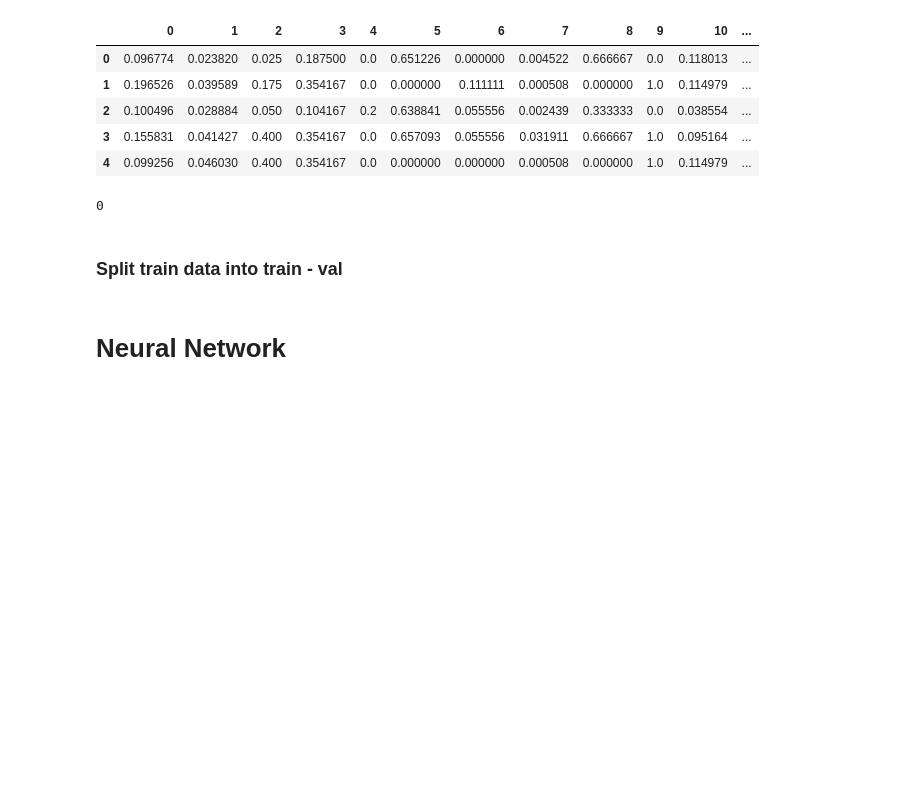
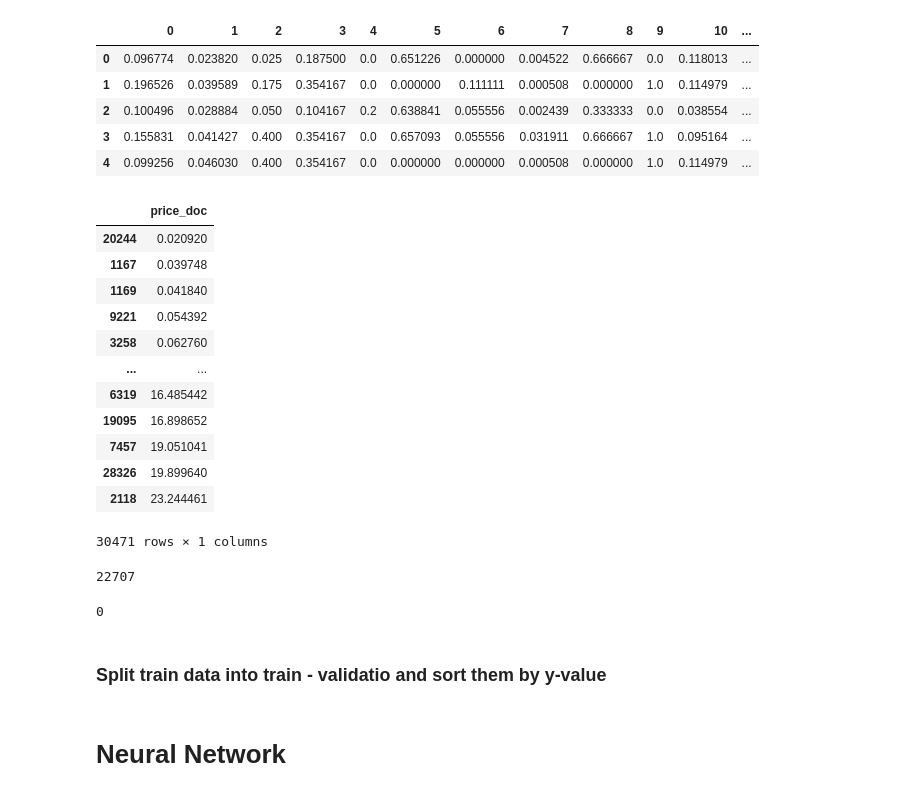
Before and after one commit to Majid-Sohrabi/MLDM_Competition_Sberbank, a Jupyter notebook: Sberbank_Russian_Housing_Market.ipynb, the cells around one changed output. Saved outputs shown, nothing was run; the diff lists cells and outputs as text; code cells hidden in the pictures; blank space fills up the shorter version.

```diff
--- a/Sberbank_Russian_Housing_Market.ipynb
+++ b/Sberbank_Russian_Housing_Market.ipynb
@@ -442,4 +488,11 @@ x_test = pd.DataFrame(x_scaled)
 
 # for train target (y_train / std)
 std = y_train.std()
+std = std['price_doc']
 y_train = y_train/std
+#y_max = np.max(y_train)
+#y_min = np.min(y_train)
+#y_train = (y_train - y_min[0]) / (y_max[0] - y_min[0])
+
+# Revert the values for y_train from normalization
+#y_train = (y_train * (y_max - y_min)) + y_min
@@ -483,6 +514,31 @@ x_test.head()
 | 2 | 0.100496 | 0.028884 | 0.050 | 0.104167 | 0.2 | 0.638841 | 0.055556 | 0.002439 | 0.333333 | 0.0 | 0.038554 | ... |
 | 3 | 0.155831 | 0.041427 | 0.400 | 0.354167 | 0.0 | 0.657093 | 0.055556 | 0.031911 | 0.666667 | 1.0 | 0.095164 | ... |
 | 4 | 0.099256 | 0.046030 | 0.400 | 0.354167 | 0.0 | 0.000000 | 0.000000 | 0.000508 | 0.000000 | 1.0 | 0.114979 | ... |
+# %%
+y_train
+# %% [output]
+|  | price_doc |
+| 20244 | 0.020920 |
+| 1167 | 0.039748 |
+| 1169 | 0.041840 |
+| 9221 | 0.054392 |
+| 3258 | 0.062760 |
+| ... | ... |
+| 6319 | 16.485442 |
+| 19095 | 16.898652 |
+| 7457 | 19.051041 |
+| 28326 | 19.899640 |
+| 2118 | 23.244461 |
+30471 rows × 1 columns
+# %%
+num = 0
+for i in y_train['price_doc']:
+  if i > 1:
+    num += 1
+
+num
+# %% [output]
+22707
 # %%
 # Check if there is NaN
 check_null = []
@@ -493,6 +549,6 @@ print(sum(check_null))
 # %% [output]
 0
 # %% [markdown]
-### Split train data into train - val
+### Split train data into train - validatio and sort them by y-value
 # %%
 from sklearn.model_selection import train_test_split
```
Also changed, not shown: parts of 28 cells of this notebook.
